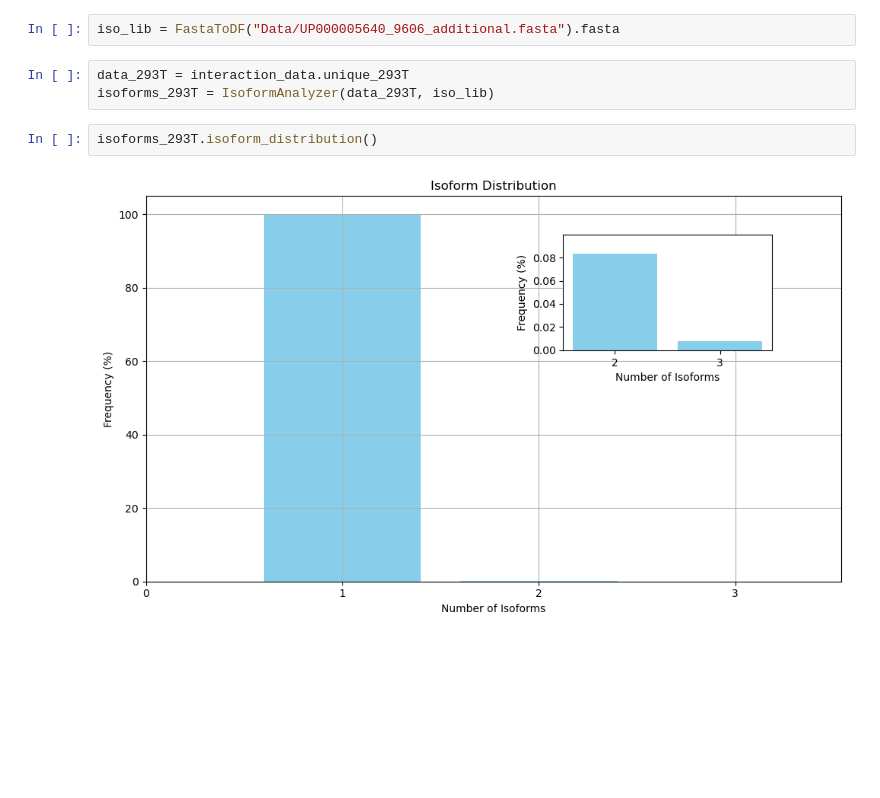
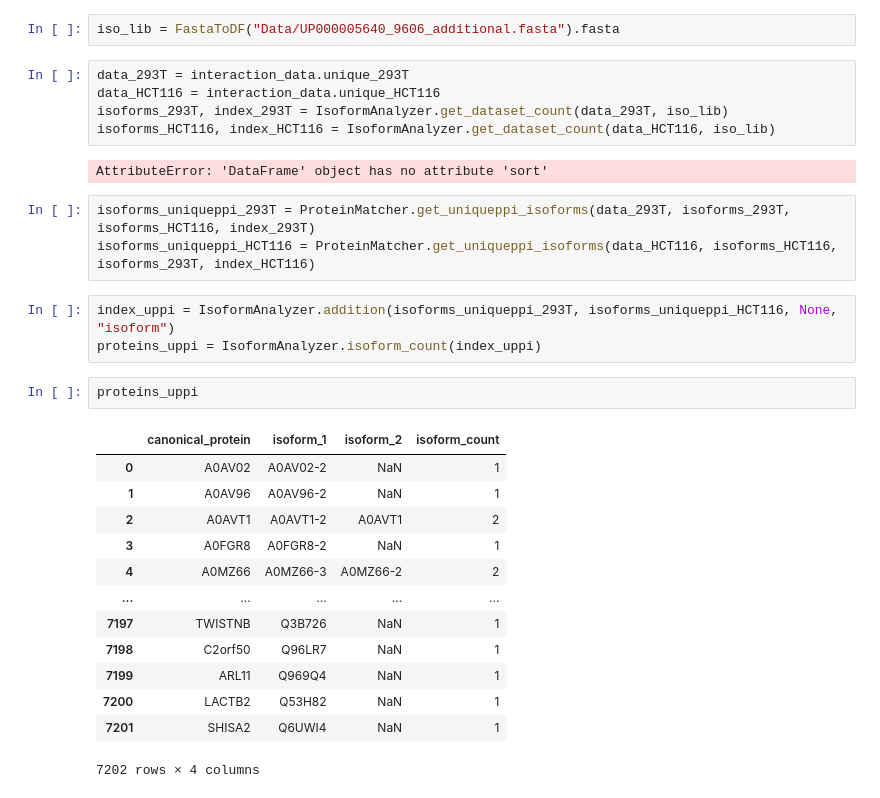
Before and after one commit to gabbe0419/Exploring-cell-interactome, a Jupyter notebook: awooga.ipynb, the cells around one changed output. Saved outputs shown, nothing was run; the diff lists cells and outputs as text; blank space fills up the shorter version.

```diff
--- a/awooga.ipynb
+++ b/awooga.ipynb
@@ -15,8 +16,30 @@ interaction_data = Intermediate(
 iso_lib = FastaToDF("Data/UP000005640_9606_additional.fasta").fasta
 # %%
 data_293T = interaction_data.unique_293T
-isoforms_293T = IsoformAnalyzer(data_293T, iso_lib)
+data_HCT116 = interaction_data.unique_HCT116
+isoforms_293T, index_293T = IsoformAnalyzer.get_dataset_count(data_293T, iso_lib)
+isoforms_HCT116, index_HCT116 = IsoformAnalyzer.get_dataset_count(data_HCT116, iso_lib)
+# %% [output]
+AttributeError: 'DataFrame' object has no attribute 'sort'
-# %%
-isoforms_293T.isoform_distribution()
-# %% [output]
-[figure, removed]
+# %%
+isoforms_uniqueppi_293T = ProteinMatcher.get_uniqueppi_isoforms(data_293T, isoforms_293T, isoforms_HCT116, index_293T)
+isoforms_uniqueppi_HCT116 = ProteinMatcher.get_uniqueppi_isoforms(data_HCT116, isoforms_HCT116, isoforms_293T, index_HCT116)
+# %%
+index_uppi = IsoformAnalyzer.addition(isoforms_uniqueppi_293T, isoforms_uniqueppi_HCT116, None, "isoform")
+proteins_uppi = IsoformAnalyzer.isoform_count(index_uppi)
+# %%
+proteins_uppi
+# %% [output]
+|  | canonical_protein | isoform_1 | isoform_2 | isoform_count |
+| 0 | A0AV02 | A0AV02-2 | NaN | 1 |
+| 1 | A0AV96 | A0AV96-2 | NaN | 1 |
+| 2 | A0AVT1 | A0AVT1-2 | A0AVT1 | 2 |
+| 3 | A0FGR8 | A0FGR8-2 | NaN | 1 |
+| 4 | A0MZ66 | A0MZ66-3 | A0MZ66-2 | 2 |
+| ... | ... | ... | ... | ... |
+| 7197 | TWISTNB | Q3B726 | NaN | 1 |
+| 7198 | C2orf50 | Q96LR7 | NaN | 1 |
+| 7199 | ARL11 | Q969Q4 | NaN | 1 |
+| 7200 | LACTB2 | Q53H82 | NaN | 1 |
+| 7201 | SHISA2 | Q6UWI4 | NaN | 1 |
+7202 rows × 4 columns
```
Also changed, not shown: parts of 2 cells of this notebook, 3 other files.
